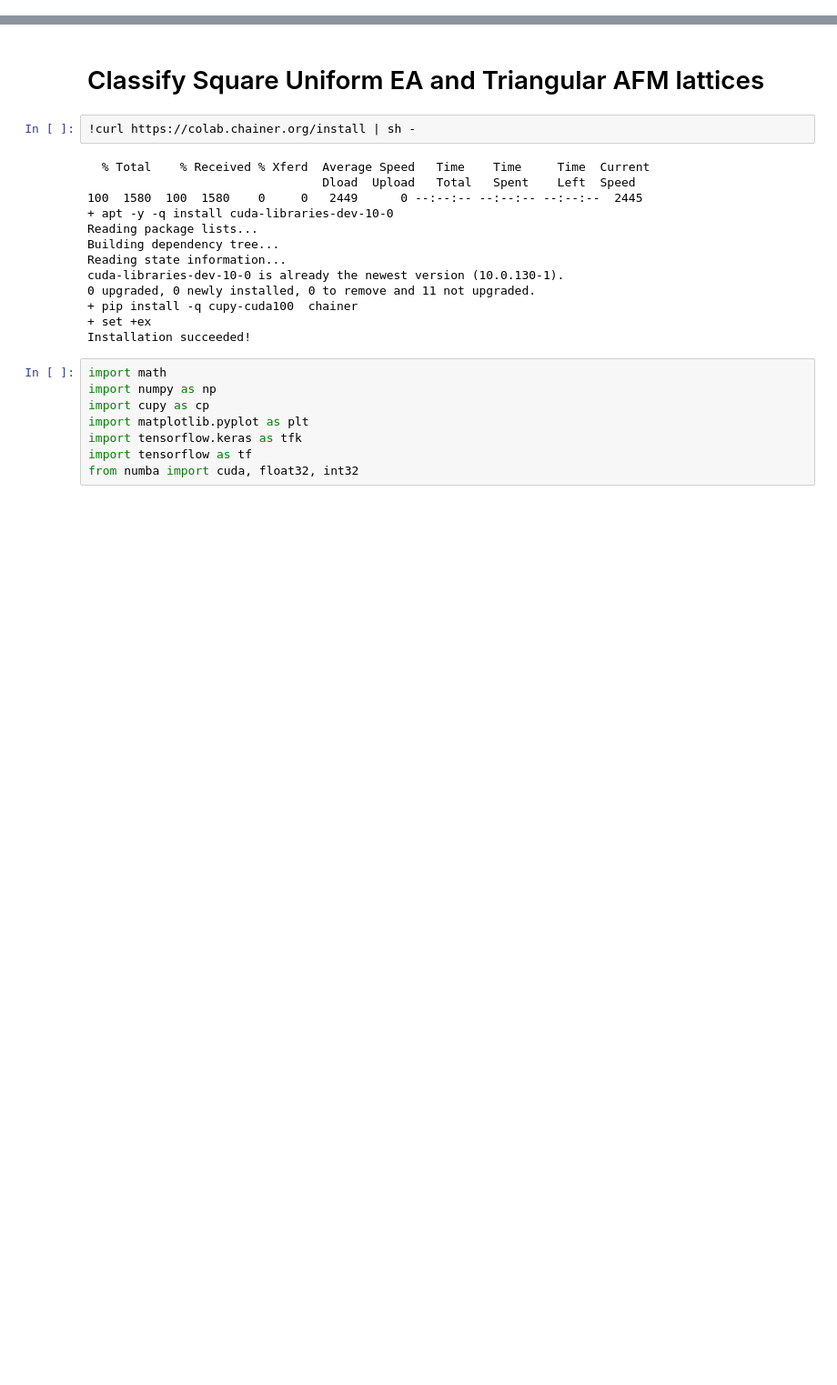
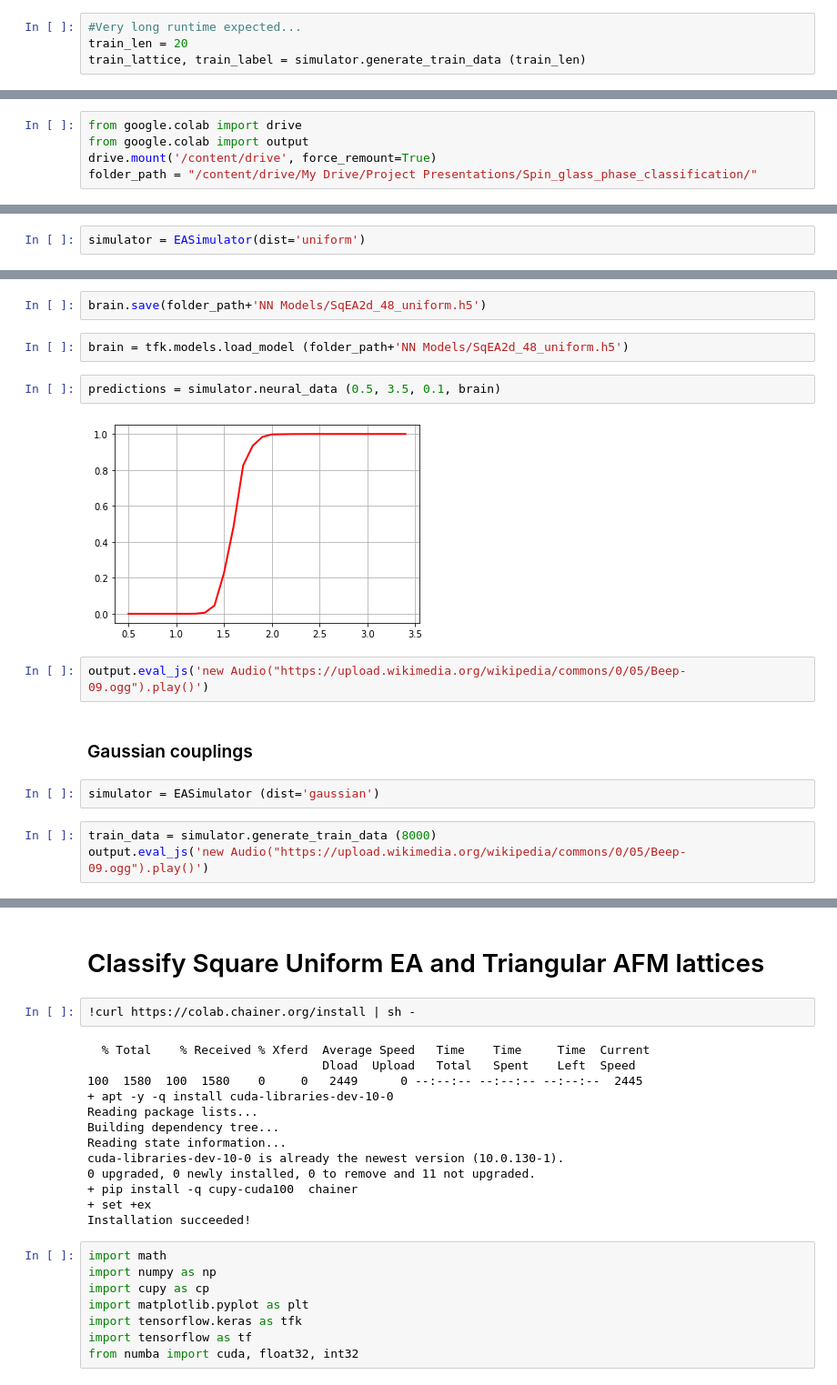
Before and after one commit to dinesh110598/Spin_glass_NN, a Jupyter notebook: main.ipynb, the cells around one changed output, grey strips where cells are left out. Shown: that part at 91% size. Drawn from its saved outputs; the diff is of its cells as text; blank space fills up the shorter version.

```diff
--- a/main.ipynb
+++ b/main.ipynb
@@ -11,0 +300,4 @@ As it turns out, distinguishing these two kinds of spin glass phases is non-triv
+# %%
+#Very long runtime expected...
+train_len = 20
+train_lattice, train_label = simulator.generate_train_data (train_len)
@@ -11,0 +365,5 @@ As it turns out, distinguishing these two kinds of spin glass phases is non-triv
+# %%
+from google.colab import drive
+from google.colab import output
+drive.mount('/content/drive', force_remount=True)
+folder_path = "/content/drive/My Drive/Project Presentations/Spin_glass_phase_classification/"
@@ -11,0 +585,2 @@ As it turns out, distinguishing these two kinds of spin glass phases is non-triv
+# %%
+simulator = EASimulator(dist='uniform')
@@ -11,0 +663,17 @@ As it turns out, distinguishing these two kinds of spin glass phases is non-triv
+# %%
+brain.save(folder_path+'NN Models/SqEA2d_48_uniform.h5')
+# %%
+brain = tfk.models.load_model (folder_path+'NN Models/SqEA2d_48_uniform.h5')
+# %%
+predictions = simulator.neural_data (0.5, 3.5, 0.1, brain)
+# %% [output]
+[figure, added]
+# %%
+output.eval_js('new Audio("https://upload.wikimedia.org/wikipedia/commons/0/05/Beep-09.ogg").play()')
+# %% [markdown]
+### Gaussian couplings
+# %%
+simulator = EASimulator (dist='gaussian')
+# %%
+train_data = simulator.generate_train_data (8000)
+output.eval_js('new Audio("https://upload.wikimedia.org/wikipedia/commons/0/05/Beep-09.ogg").play()')
```
Also changed, not shown: parts of 95 cells of this notebook.
